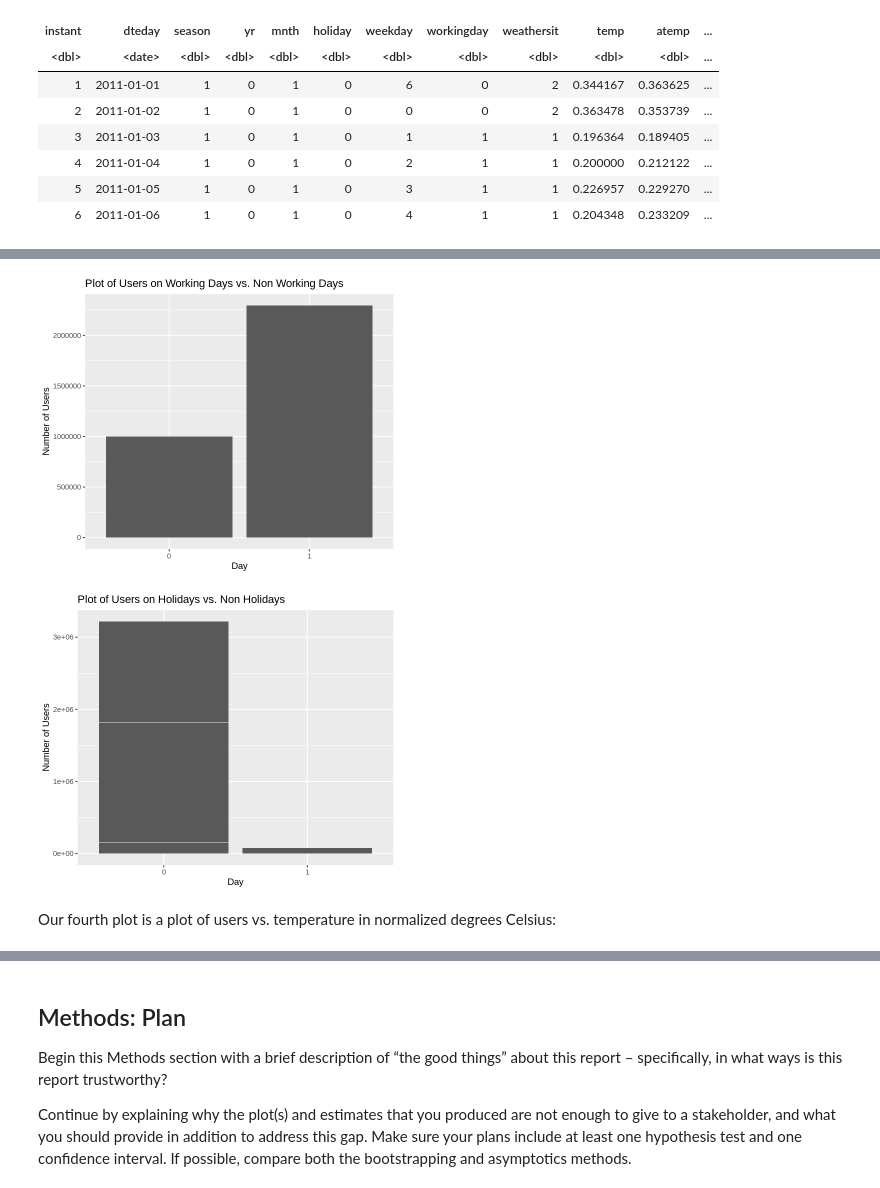
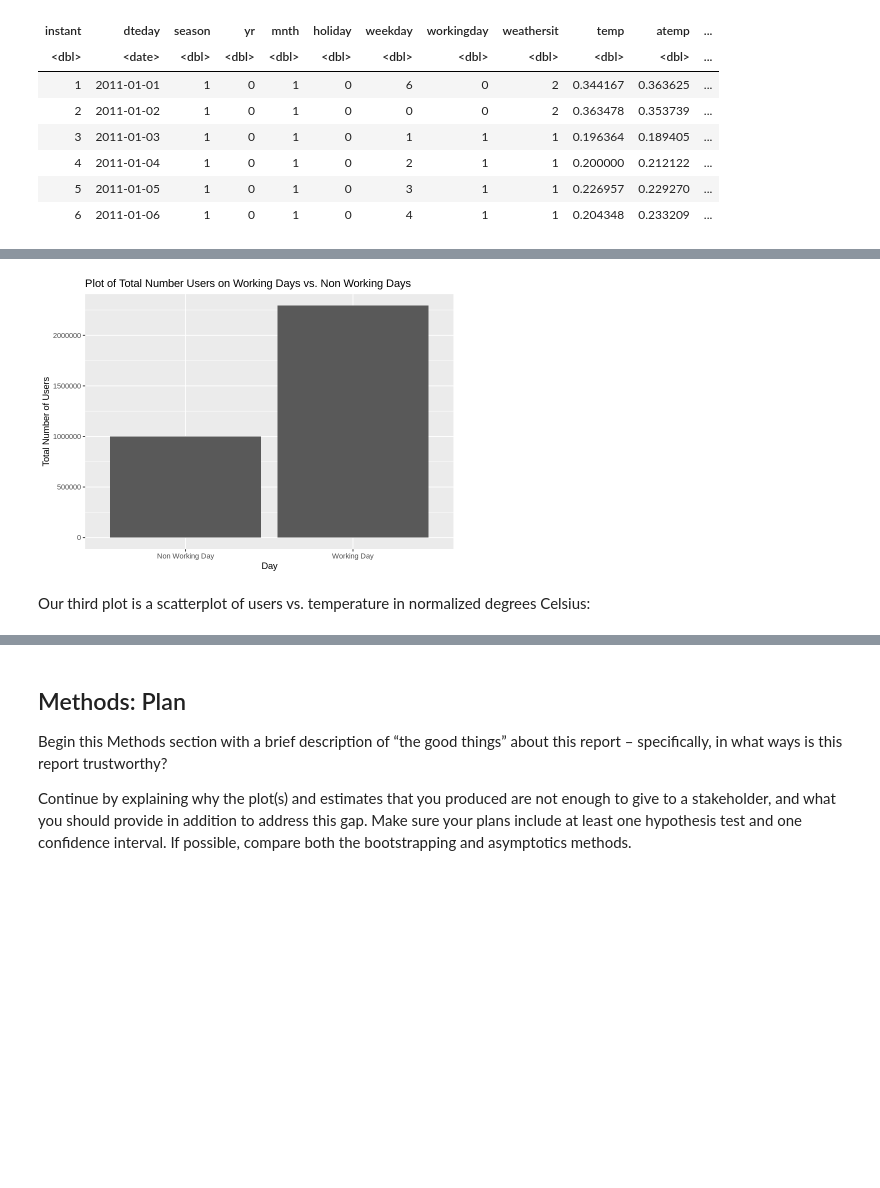
Before and after one commit to megannma/stat-201-2023s2-group-10, a Jupyter notebook: project_proposal.ipynb, the cells around one changed output, grey strips where cells are left out. Saved outputs shown, nothing was run; the diff lists cells and outputs as text; code cells hidden in the pictures; blank space fills up the shorter version.

```diff
--- a/project_proposal.ipynb
+++ b/project_proposal.ipynb
@@ -52,7 +43,7 @@ Because we will not use all of the variables in the dataset for our project, we
 # %%
 selected_bike_day_data <-
     bike_day_data %>%
-    select(season, holiday, workingday, temp, atemp, casual, registered, cnt) %>%
-    mutate(season = as.factor(season), holiday = as.factor(holiday), workingday = as.factor(workingday))
+    select(season, workingday, temp, casual, registered, cnt) %>%
+    mutate(season = as.factor(season), workingday = as.factor(workingday))
 head(selected_bike_day_data)
 # %% [output]
@@ -83,25 +77,20 @@ Our second and third plots are bar plots of users on working days vs. non workin
 # %%
-options(repr.plot.width = 6, repr.plot.height = 5)
+options(repr.plot.width = 7, repr.plot.height = 5)
 workingday_plot <-
     selected_bike_day_data %>%
-    ggplot(aes(x = workingday, y = cnt)) +
+    group_by(workingday) %>%
+    summarize(sum_cnt = sum(cnt)) %>%
+    mutate(workingday = c("Non Working Day", "Working Day")) %>%
+    ggplot(aes(x = workingday, y = sum_cnt)) +
         geom_bar(stat = "identity") +
-        labs(x = "Day", y = "Number of Users") +
-        ggtitle("Plot of Users on Working Days vs. Non Working Days")
-holiday_plot <-
-    selected_bike_day_data %>%
-    ggplot(aes(x = holiday, y = cnt)) +
-        geom_bar(stat = "identity") +
-        labs(x = "Day", y = "Number of Users") +
-        ggtitle("Plot of Users on Holidays vs. Non Holidays")
+        labs(x = "Day", y = "Total Number of Users") +
+        ggtitle("Plot of Total Number Users on Working Days vs. Non Working Days")
 
 workingday_plot
-holiday_plot
 # %% [output]
-[figure, old version]
+[figure, new version]
-[figure, removed]
 # %% [markdown]
-Our fourth plot is a plot of users vs. temperature in normalized degrees Celsius:
+Our third plot is a scatterplot of users vs. temperature in normalized degrees Celsius:
 # %%
 options(repr.plot.width = 5, repr.plot.height = 5)
 temp_plot <-
```
Also changed, not shown: parts of 9 cells of this notebook.
